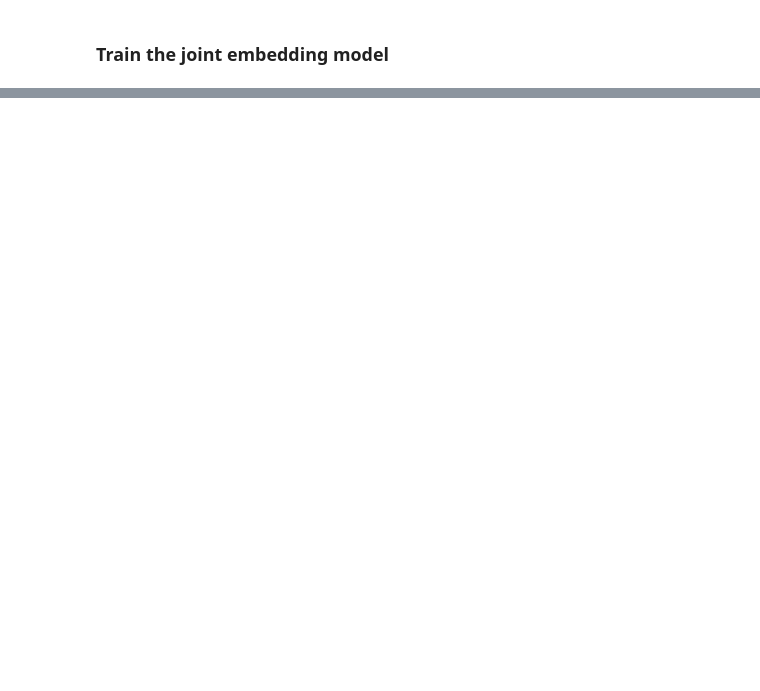
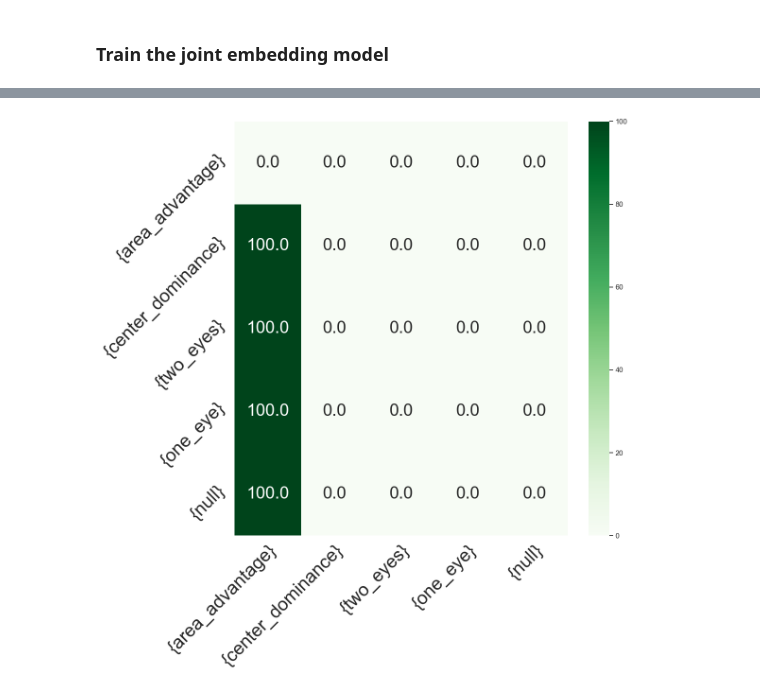
Before and after one commit to erikssommer/xai-concept-methods-drl, a Jupyter notebook: notebooks/joint_embedding_model.ipynb, the cells around one changed output, grey strips where cells are left out. Cells and saved outputs as stored; diff of their text form; code cells hidden in the pictures; blank space fills up the shorter version.

```diff
--- a/notebooks/joint_embedding_model.ipynb
+++ b/notebooks/joint_embedding_model.ipynb
@@ -152 +236,26 @@ Epoch 10/10
+# %%
+import pandas as pd
+import seaborn as sne
+
+keys_ = list(confusion_matrix.keys())
+arr2 = []
+for i in keys_:
+    class_sum = float(sum(confusion_matrix[i].values()))
+    class_arr = []
+    for j in keys_:
+        calc_ = 0 if class_sum == 0 else confusion_matrix[i][j] / class_sum
+        class_arr.append(calc_)
+    arr2.append(class_arr)
+
+labels = ['{area_advantage}', '{center_dominance}', '{two_eyes}', '{one_eye}', '{null}']
+df_cm2 = pd.DataFrame(np.array(arr2)*100, labels, labels)
+fig, ax = plt.subplots(figsize=(12,12))
+sne.set_theme(font_scale=1.0) # for label size
+sne.heatmap(df_cm2, annot=True, annot_kws={"size": 26}, cmap="Greens", fmt='.1f') # font size
+plt.xticks(rotation=45, fontsize=28, horizontalalignment="right", verticalalignment="top", rotation_mode="anchor")
+plt.yticks(rotation=45, fontsize=28, horizontalalignment="right", verticalalignment="bottom", rotation_mode="anchor")
+# plt.show()
+plt.tight_layout()
+# %% [output]
+[figure, added]
 # %%
```
Also changed, not shown: parts of 5 cells of this notebook.
